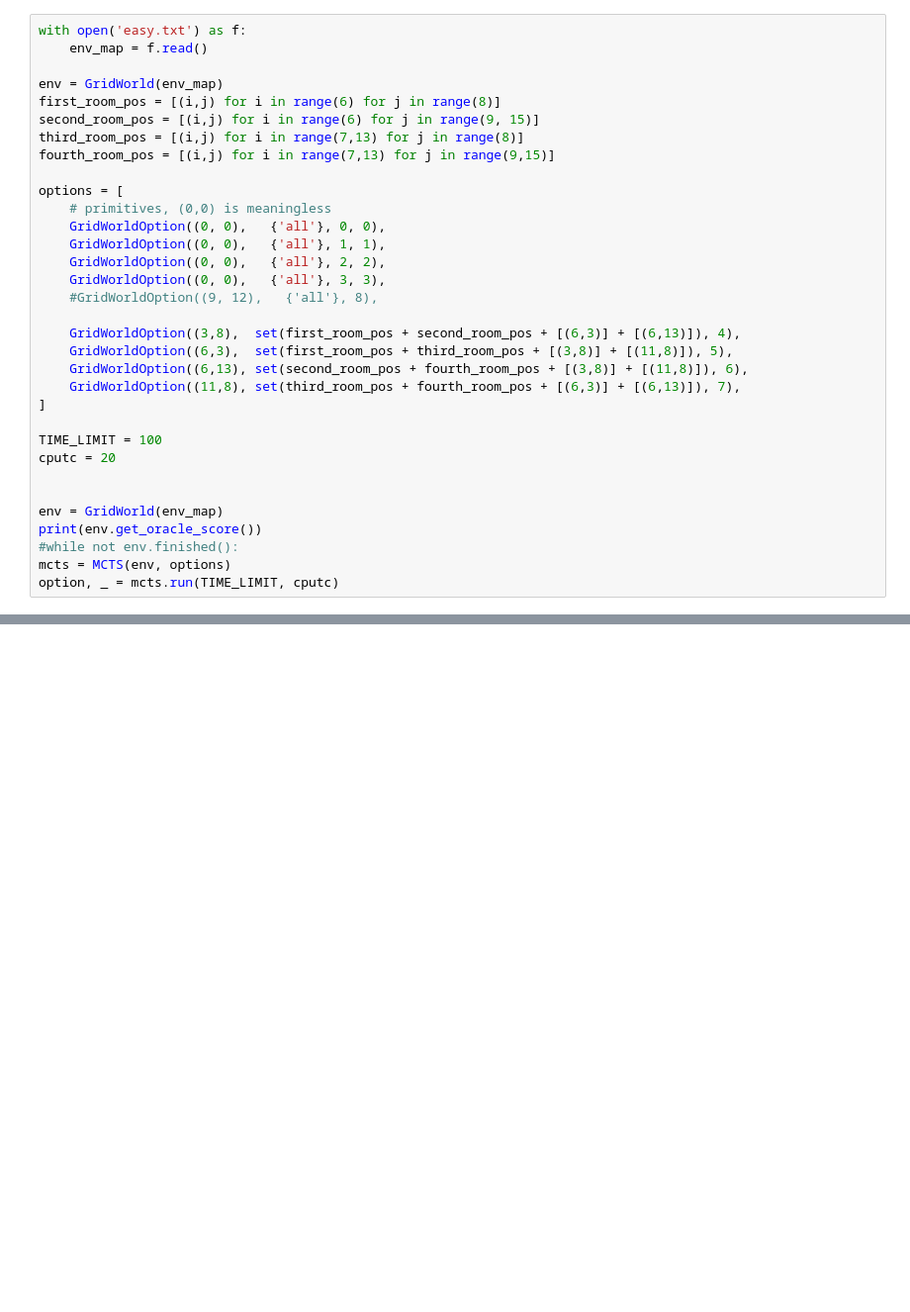
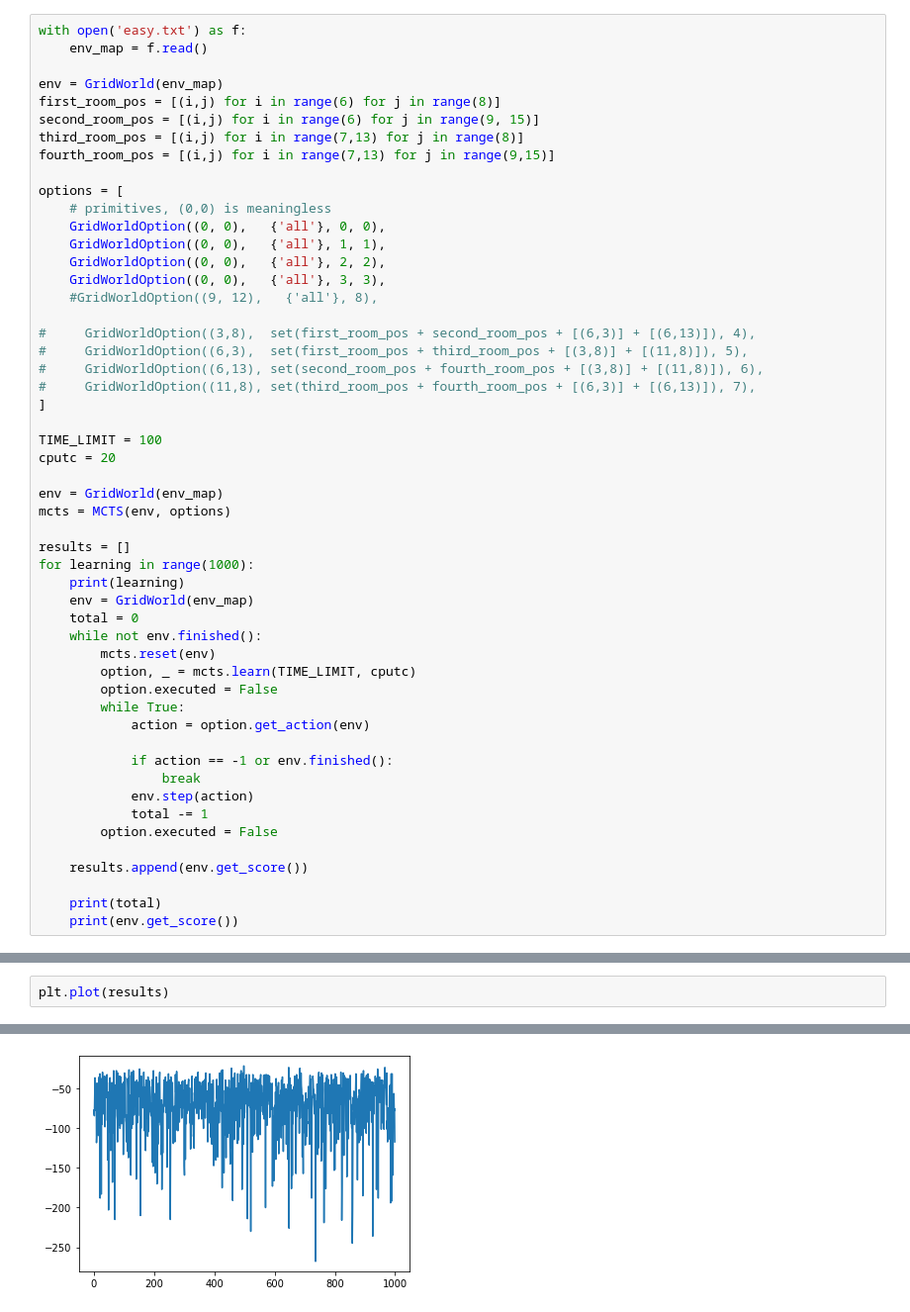
Before and after one commit to otaviojacobi/tcc, a Jupyter notebook: mcts-options-v2/Untitled.ipynb, the cells around one changed output, grey strips where cells are left out. Shown at 99% size. Saved outputs shown, nothing was run; the diff lists cells and outputs as text; blank space fills up the shorter version.

Commit message:
env model learning

```diff
--- a/mcts-options-v2/Untitled.ipynb
+++ b/mcts-options-v2/Untitled.ipynb
@@ -21,19 +23,38 @@ options = [
     GridWorldOption((0, 0),   {'all'}, 3, 3),
     #GridWorldOption((9, 12),   {'all'}, 8),
 
-    GridWorldOption((3,8),  set(first_room_pos + second_room_pos + [(6,3)] + [(6,13)]), 4),
-    GridWorldOption((6,3),  set(first_room_pos + third_room_pos + [(3,8)] + [(11,8)]), 5),
-    GridWorldOption((6,13), set(second_room_pos + fourth_room_pos + [(3,8)] + [(11,8)]), 6),
-    GridWorldOption((11,8), set(third_room_pos + fourth_room_pos + [(6,3)] + [(6,13)]), 7),
+#     GridWorldOption((3,8),  set(first_room_pos + second_room_pos + [(6,3)] + [(6,13)]), 4),
+#     GridWorldOption((6,3),  set(first_room_pos + third_room_pos + [(3,8)] + [(11,8)]), 5),
+#     GridWorldOption((6,13), set(second_room_pos + fourth_room_pos + [(3,8)] + [(11,8)]), 6),
+#     GridWorldOption((11,8), set(third_room_pos + fourth_room_pos + [(6,3)] + [(6,13)]), 7),
 ]
 
 TIME_LIMIT = 100
 cputc = 20
 
+env = GridWorld(env_map)
+mcts = MCTS(env, options)
 
-env = GridWorld(env_map)
-print(env.get_oracle_score())
-#while not env.finished():
-mcts = MCTS(env, options)
-option, _ = mcts.run(TIME_LIMIT, cputc)
+results = []
+for learning in range(1000):
+    print(learning)
+    env = GridWorld(env_map)
+    total = 0
+    while not env.finished():
+        mcts.reset(env)
+        option, _ = mcts.learn(TIME_LIMIT, cputc)
+        option.executed = False
+        while True:
+            action = option.get_action(env)
+
+            if action == -1 or env.finished():
+                break
+            env.step(action)
+            total -= 1
+        option.executed = False
+
+    results.append(env.get_score())
+
+    print(total)
+    print(env.get_score())
 # %% [output]
@@ -96,0 +104,3 @@ UCB:  -4.542652965241345
+# %%
+plt.plot(results)
+# %% [output]
@@ -96,0 +108 @@ UCB:  -4.542652965241345
+[figure, added]
```
Also changed, not shown: parts of 8 cells of this notebook, 20 other files.
